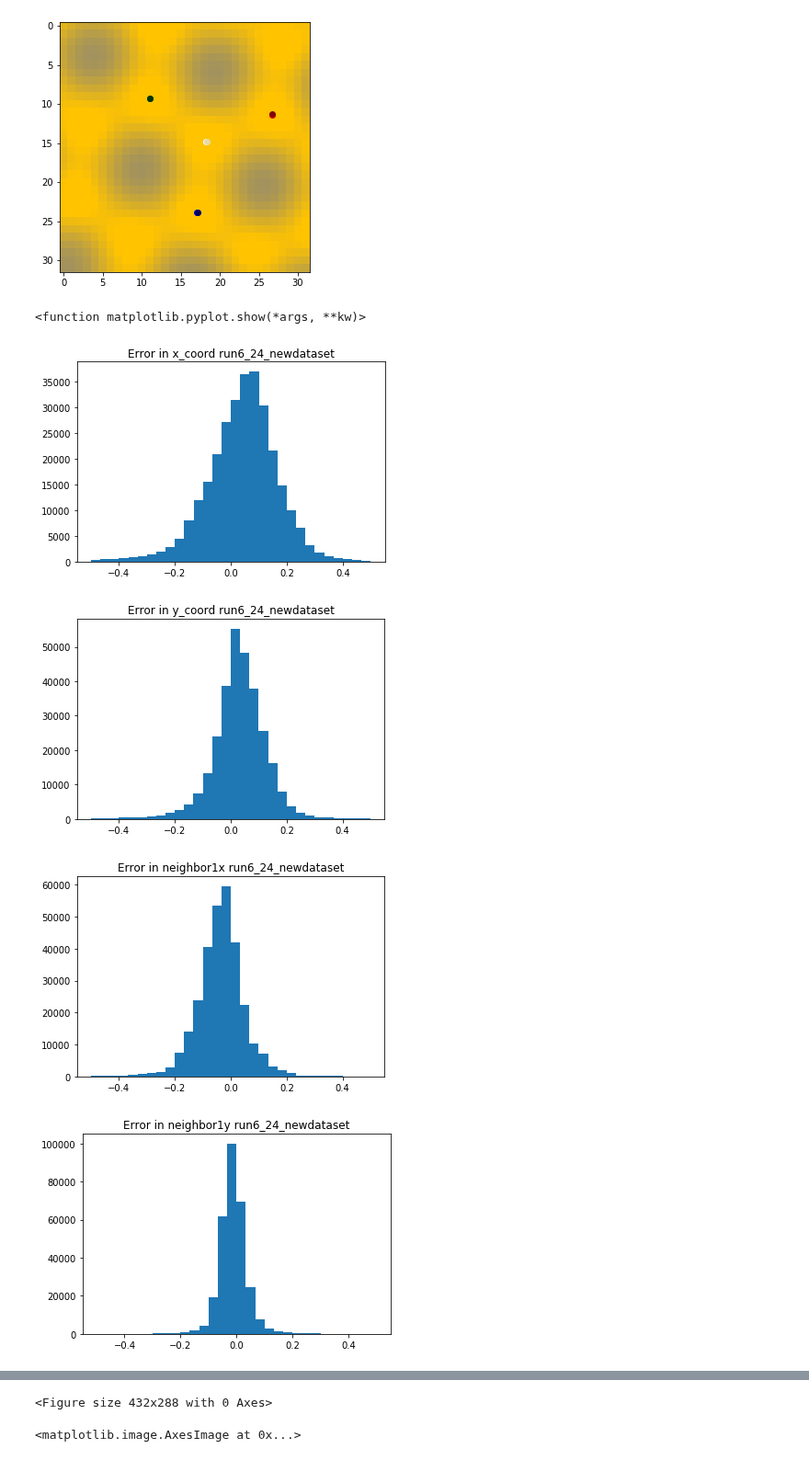
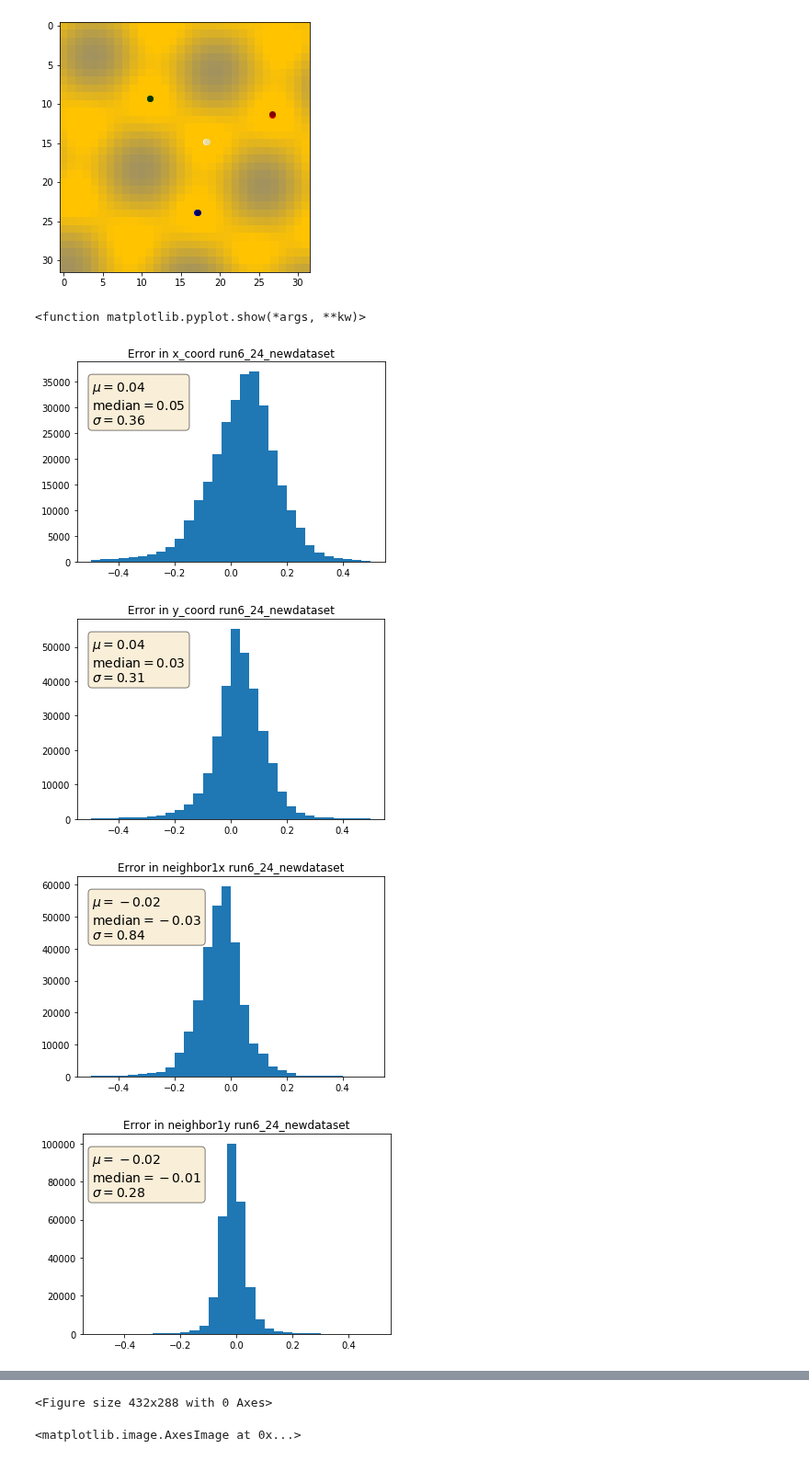
Before and after one commit to DanielMGlazer/HexogonalMLProject, a Jupyter notebook: Image predictions.ipynb, the cells around one changed output, grey strips where cells are left out. Shown at 92% size. Cells and saved outputs as stored; diff of their text form; code cells hidden in the pictures.

```diff
--- a/Image predictions.ipynb
+++ b/Image predictions.ipynb
@@ -167,6 +168,8 @@ def get_error(column):
     diff= (dft[column].to_numpy()-dfp[column].to_numpy())*32
     return diff
 
+def get_metrics(data):
+    return data.mean(), np.median(data), data.std()
 #os.makedirs(os.path.join('Prediction_Plots',model_name))
 plot_dir=os.path.join('Prediction_Plots',model_name)
 
@@ -180,50 +183,107 @@ error_neighbor3x=get_error('neighbor3x')
 error_neighbor3y=get_error('neighbor3y')
 
 
+props = dict(boxstyle='round', facecolor='wheat', alpha=0.5)
+mu, median, sigma =get_metrics(error_x)
+textstr = '\n'.join((
+    r'$\mu=%.2f$' % (mu, ),
+    r'$\mathrm{median}=%.2f$' % (median, ),
+    r'$\sigma=%.2f$' % (sigma, )))
+plt.text(.05, 0.65, textstr, transform=ax.transAxes, fontsize=14,
+        verticalalignment='top', bbox=props)
 plt.hist(error_x,bins=30,range=(-0.5,0.5))
 plt.title('Error in x_coord '+ model_name)
 plt.savefig(os.path.join(plot_dir,model_name+" error_x.png"))
 plt.figure()
 
+mu, median, sigma =get_metrics(error_y)
+textstr = '\n'.join((
+    r'$\mu=%.2f$' % (mu, ),
+    r'$\mathrm{median}=%.2f$' % (median, ),
+    r'$\sigma=%.2f$' % (sigma, )))
+plt.text(.05, 0.65, textstr, transform=ax.transAxes, fontsize=14,
+        verticalalignment='top', bbox=props)
 plt.hist(error_y,bins=30,range=(-0.5,0.5))
 plt.title('Error in y_coord '+ model_name)
 plt.savefig(os.path.join(plot_dir,model_name+" error_y.png"))
 plt.figure()
 
+mu, median, sigma =get_metrics(error_neighbor1x)
+textstr = '\n'.join((
+    r'$\mu=%.2f$' % (mu, ),
+    r'$\mathrm{median}=%.2f$' % (median, ),
+    r'$\sigma=%.2f$' % (sigma, )))
+plt.text(.05, 0.65, textstr, transform=ax.transAxes, fontsize=14,
+        verticalalignment='top', bbox=props)
 plt.hist(error_neighbor1x,bins=30,range=(-0.5,0.5))
 plt.title('Error in neighbor1x '+ model_name)
 plt.savefig(os.path.join(plot_dir,model_name+" error_neighbor1x.png"))
 plt.figure()
 
+mu, median, sigma =get_metrics(error_neighbor1y)
+textstr = '\n'.join((
+    r'$\mu=%.2f$' % (mu, ),
+    r'$\mathrm{median}=%.2f$' % (median, ),
+    r'$\sigma=%.2f$' % (sigma, )))
+plt.text(.05, 0.65, textstr, transform=ax.transAxes, fontsize=14,
+        verticalalignment='top', bbox=props)
 plt.hist(error_neighbor1y,bins=30,range=(-0.5,0.5))
 plt.title('Error in neighbor1y '+ model_name)
 plt.savefig(os.path.join(plot_dir,model_name+" error_neighbor1y.png"))
 plt.figure()
 
+mu, median, sigma =get_metrics(error_neighbor2x)
+textstr = '\n'.join((
+    r'$\mu=%.2f$' % (mu, ),
+    r'$\mathrm{median}=%.2f$' % (median, ),
+    r'$\sigma=%.2f$' % (sigma, )))
+plt.text(.05, 0.65, textstr, transform=ax.transAxes, fontsize=14,
+        verticalalignment='top', bbox=props)
 plt.hist(error_neighbor2x,bins=30,range=(-0.5,0.5))
 plt.title('Error in neighbor2x '+ model_name)
 plt.savefig(os.path.join(plot_dir,model_name+" error_neighbor2x.png"))
 plt.figure()
 
+mu, median, sigma =get_metrics(error_neighbor2y)
+textstr = '\n'.join((
+    r'$\mu=%.2f$' % (mu, ),
+    r'$\mathrm{median}=%.2f$' % (median, ),
+    r'$\sigma=%.2f$' % (sigma, )))
+plt.text(.05, 0.65, textstr, transform=ax.transAxes, fontsize=14,
+        verticalalignment='top', bbox=props)
 plt.hist(error_neighbor2y,bins=30,range=(-0.5,0.5))
 plt.title('Error in neighbor2y '+ model_name)
 plt.savefig(os.path.join(plot_dir,model_name+" error_neighbor2y.png"))
 plt.figure()
 
+mu, median, sigma =get_metrics(error_neighbor3x)
+textstr = '\n'.join((
+    r'$\mu=%.2f$' % (mu, ),
+    r'$\mathrm{median}=%.2f$' % (median, ),
+    r'$\sigma=%.2f$' % (sigma, )))
+plt.text(.05, 0.65, textstr, transform=ax.transAxes, fontsize=14,
+        verticalalignment='top', bbox=props)
 plt.hist(error_neighbor3x,bins=30,range=(-0.5,0.5))
 plt.title('Error in neighbor3x '+ model_name)
 plt.savefig(os.path.join(plot_dir,model_name+" error_neighbor3x.png"))
 plt.figure()
 
+mu, median, sigma =get_metrics(error_neighbor3y)
+textstr = '\n'.join((
+    r'$\mu=%.2f$' % (mu, ),
+    r'$\mathrm{median}=%.2f$' % (median, ),
+    r'$\sigma=%.2f$' % (sigma, )))
+plt.text(.05, 0.65, textstr, transform=ax.transAxes, fontsize=14,
+        verticalalignment='top', bbox=props)
 plt.hist(error_neighbor3y,bins=30,range=(-0.5,0.5))
 plt.title('Error in neighbor3y '+ model_name)
 plt.savefig(os.path.join(plot_dir,model_name+" error_neighbor3y.png"))
 plt.figure()
 
 plt.show
 # %% [output]
 <function matplotlib.pyplot.show(*args, **kw)>
-[figure, old version]
+[figure, new version]
-[figure, old version]
+[figure, new version]
-[figure, old version]
+[figure, new version]
-[figure, old version]
+[figure, new version]
```
Also changed, not shown: parts of 2 cells of this notebook, 11 other files.
